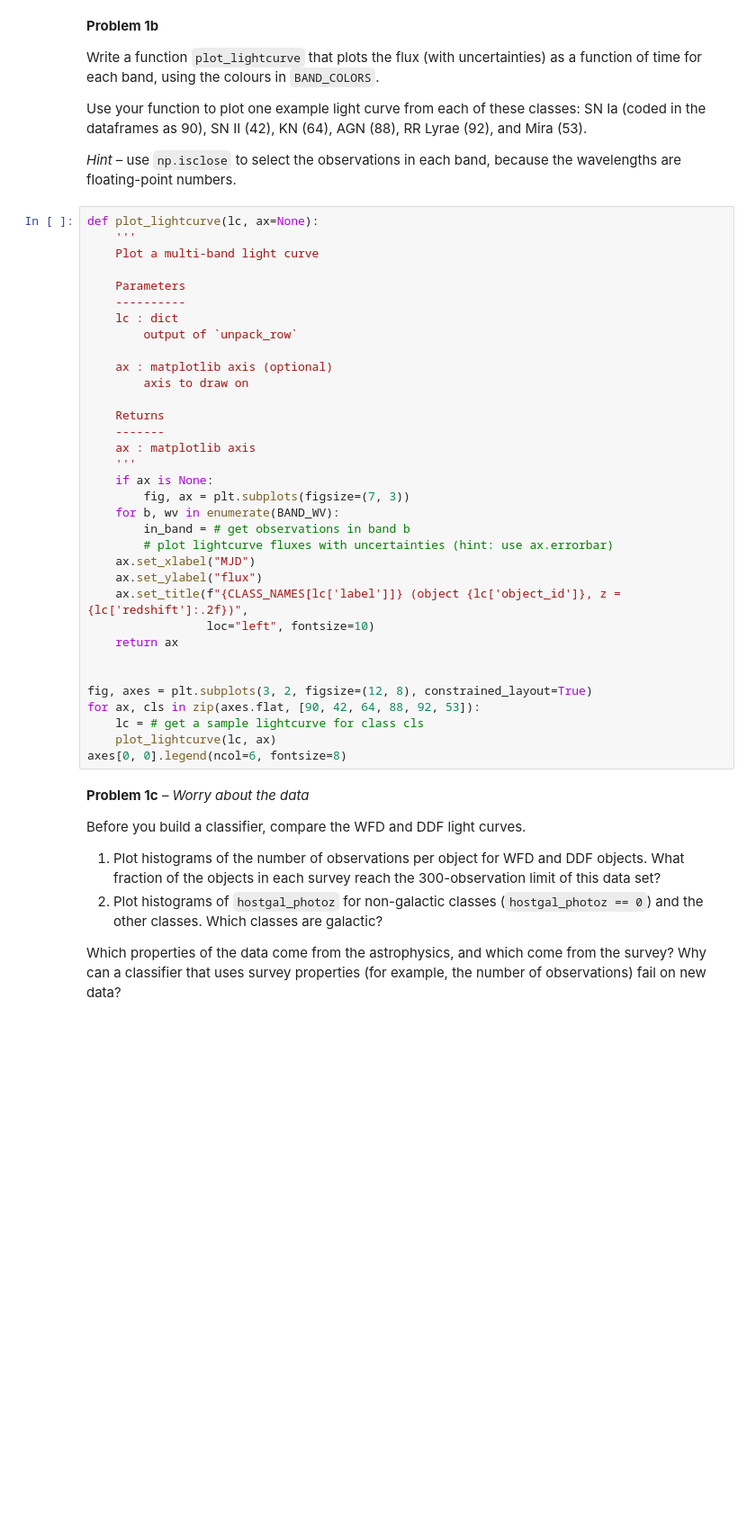
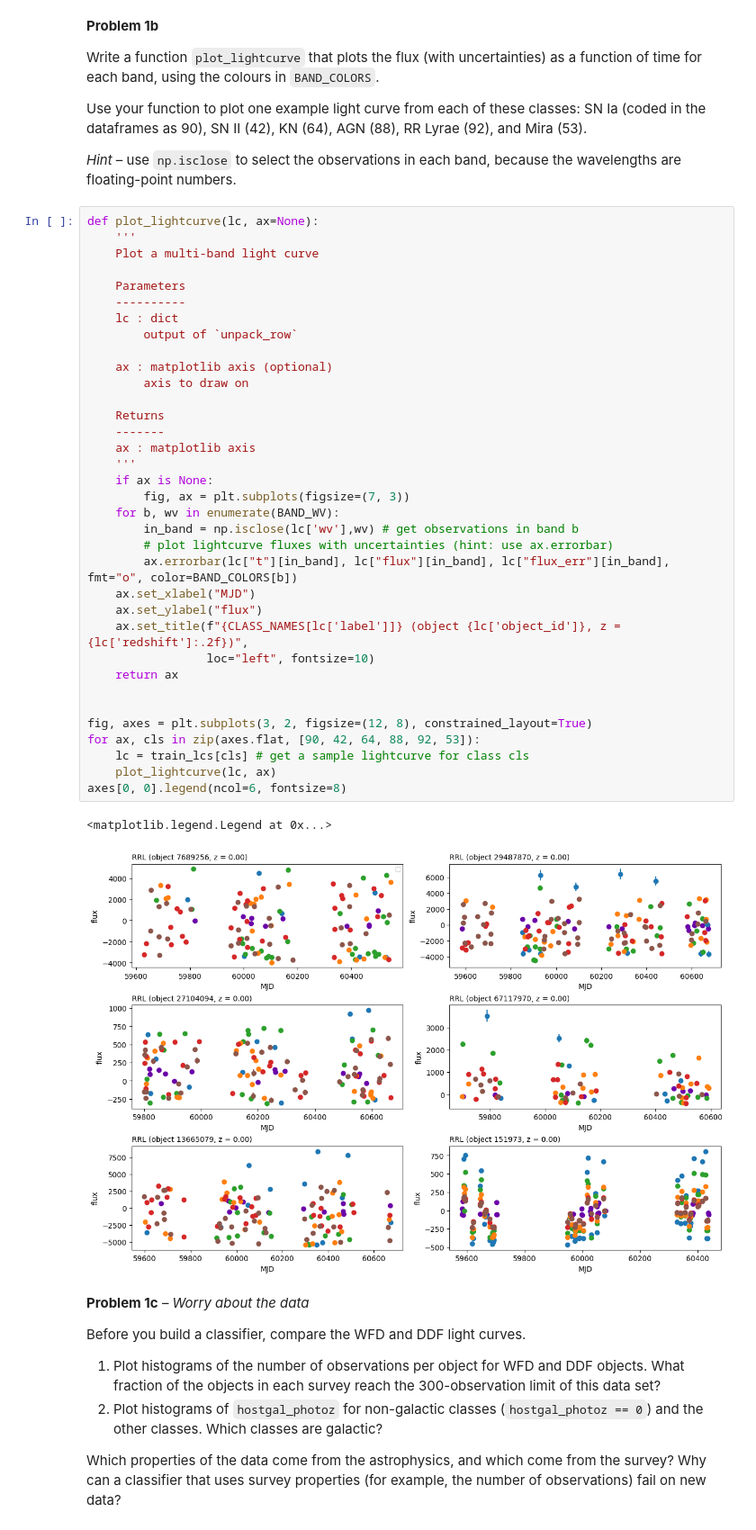
Before and after one commit to katzberger4/ASTR-5470-Final-Project, a Jupyter notebook: Day4/MLForTimeSeries.ipynb, the cells around one changed output. Shown at 90% size. Drawn from its saved outputs; the diff is of its cells as text; blank space fills up the shorter version.

```diff
--- a/Day4/MLForTimeSeries.ipynb
+++ b/Day4/MLForTimeSeries.ipynb
@@ -203,35 +207,39 @@ def plot_lightcurve(lc, ax=None):
     '''
     Plot a multi-band light curve
 
     Parameters
     ----------
     lc : dict
         output of `unpack_row`
 
     ax : matplotlib axis (optional)
         axis to draw on
 
     Returns
     -------
     ax : matplotlib axis
     '''
     if ax is None:
         fig, ax = plt.subplots(figsize=(7, 3))
     for b, wv in enumerate(BAND_WV):
-        in_band = # get observations in band b
+        in_band = np.isclose(lc['wv'],wv) # get observations in band b
         # plot lightcurve fluxes with uncertainties (hint: use ax.errorbar)
+        ax.errorbar(lc["t"][in_band], lc["flux"][in_band], lc["flux_err"][in_band], fmt="o", color=BAND_COLORS[b])
     ax.set_xlabel("MJD")
     ax.set_ylabel("flux")
     ax.set_title(f"{CLASS_NAMES[lc['label']]} (object {lc['object_id']}, z = {lc['redshift']:.2f})",
                  loc="left", fontsize=10)
     return ax
 
 
 fig, axes = plt.subplots(3, 2, figsize=(12, 8), constrained_layout=True)
 for ax, cls in zip(axes.flat, [90, 42, 64, 88, 92, 53]):
-    lc = # get a sample lightcurve for class cls
+    lc = train_lcs[cls] # get a sample lightcurve for class cls
     plot_lightcurve(lc, ax)
 axes[0, 0].legend(ncol=6, fontsize=8)
+# %% [output]
+<matplotlib.legend.Legend at 0x...>
+[figure, added]
 # %% [markdown]
 **Problem 1c** – *Worry about the data*
 
```
Also changed, not shown: parts of 7 cells of this notebook.
